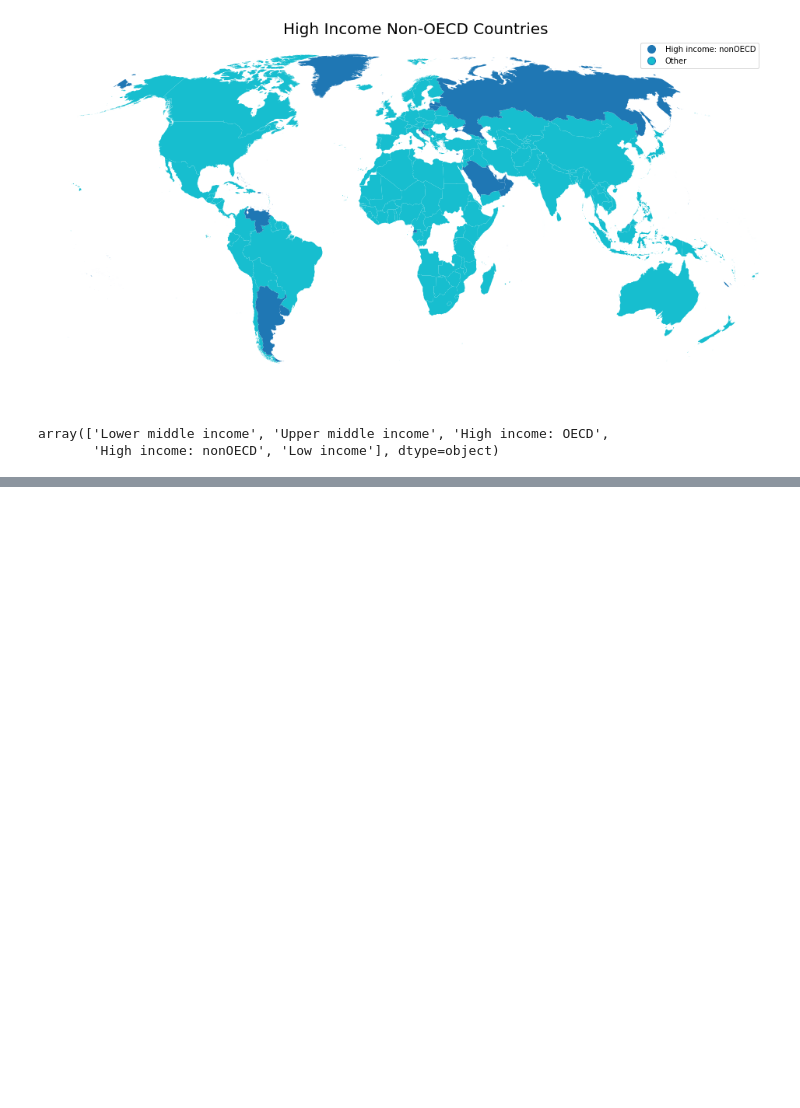
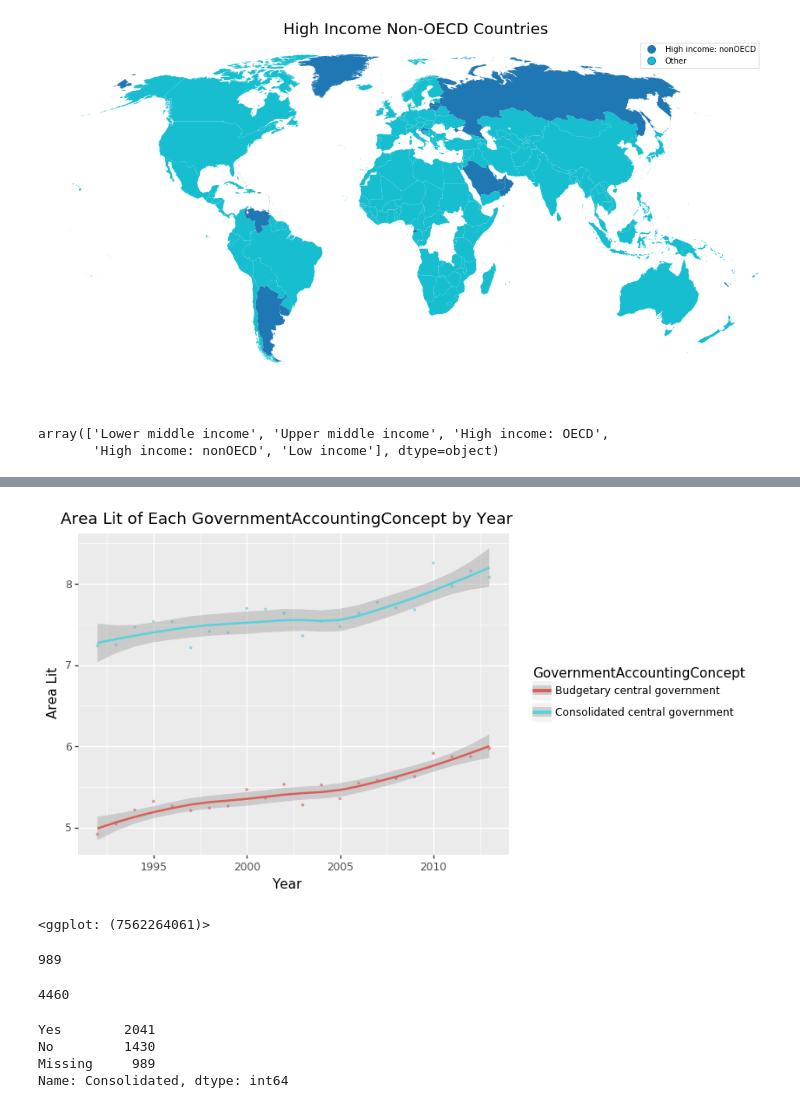
Before and after one commit to xiaomanluo/world_nightlight, a Jupyter notebook: nightlight.ipynb, the cells around one changed output, grey strips where cells are left out. Drawn from its saved outputs; the diff is of its cells as text; code cells hidden in the pictures; blank space fills up the shorter version.

```diff
--- a/nightlight.ipynb
+++ b/nightlight.ipynb
@@ -368,0 +720,13 @@ array(['Lower middle income', 'Upper middle income', 'High income: OECD',
+# %%
+fea_trend('GovernmentAccountingConcept', 'Area Lit')
+# %% [output]
+[figure, added]
+<ggplot: (7562264061)>
+# %%
+all_merged['GovernmentAccountingConcept'].isna().sum()
+# %% [output]
+989
+# %%
+len(all_merged['GovernmentAccountingConcept'])
+# %% [output]
+4460
@@ -368,0 +736,7 @@ array(['Lower middle income', 'Upper middle income', 'High income: OECD',
+# %%
+all_merged['Consolidated'].value_counts()
+# %% [output]
+Yes        2041
+No         1430
+Missing     989
+Name: Consolidated, dtype: int64
```
Also changed, not shown: parts of 38 cells of this notebook.
